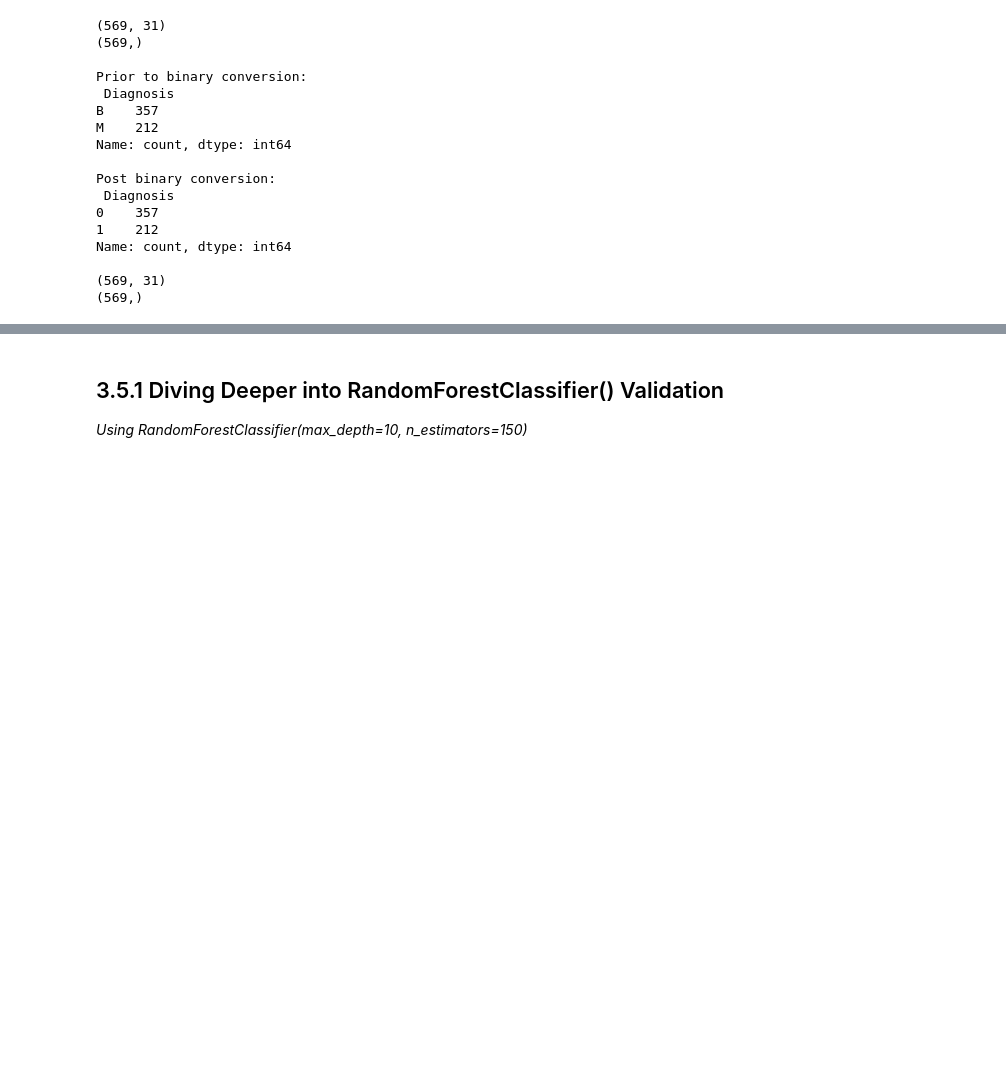
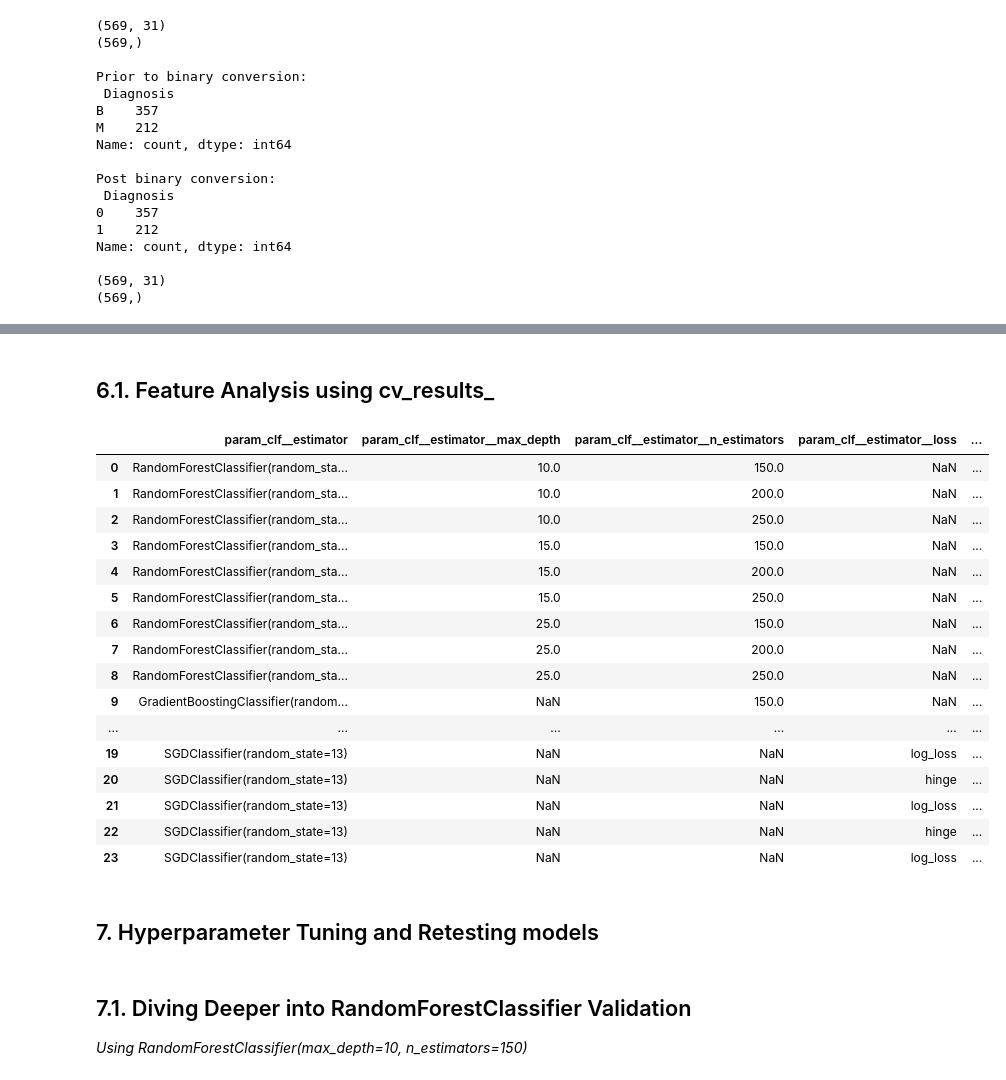
Before and after one commit to nhansen24/UCI_BreastCancer, a Jupyter notebook: notebook.ipynb, the cells around one changed output, grey strips where cells are left out. Cells and saved outputs as stored; diff of their text form; code cells hidden in the pictures; blank space fills up the shorter version.

Commit message:
Added project details to README.md and Added RandomizedSearchCV to Jupyter Notebook

```diff
--- a/notebook.ipynb
+++ b/notebook.ipynb
@@ -139,8 +148,5 @@ class ClfSwitch(BaseEstimator):
 # %%
 scaler = StandardScaler()
-
-## All features are numeric
-# print(X_train.nunique())
 
 preprocessor = ColumnTransformer([
     ('scaler', scaler, X_train.columns)
@@ -154,18 +160,15 @@ pipeline = Pipeline([
 search_space = [
     {'clf__estimator': [RandomForestClassifier(random_state=13)],
      'clf__estimator__max_depth':[10,15,25],
-#     'clf__estimator__n_estimators':[150,200,250],
+     'clf__estimator__n_estimators':[150,200,250],
      },
-#    {'clf__estimator': [GradientBoostingClassifier(random_state=13)],
-#     'clf__estimator__learning_rate':[0.001,0.01,0.1,0.5],
-#     'clf__estimator__n_estimators':[150,200,250],
-#     },
+    {'clf__estimator': [GradientBoostingClassifier(random_state=13)],
+     'clf__estimator__learning_rate':[0.001,0.01,0.1],
+     'clf__estimator__n_estimators':[150,200,250],
+     },
     {'clf__estimator': [SGDClassifier(random_state=13)],
      'clf__estimator__loss': ['hinge','log_loss'],
-     'clf__estimator__alpha': [0.01],
+     'clf__estimator__alpha': [0.001,0.005,0.01],
      'clf__estimator__penalty': ['l2']
      }
 ]
-
-gs = GridSearchCV(estimator=pipeline, param_grid=search_space, cv=5, error_score='raise')
-gs.fit(X_train, y_train)
@@ -233,0 +208,40 @@ SGDClassifier(alpha=0.01, random_state=13)
+# %% [markdown]
+## 6.1. Feature Analysis using cv_results_
+# %%
+# Used .cv_results_ to create a dataframe of the results:
+cv_df = pd.DataFrame(gs.cv_results_)
+
+columns_interest = [
+    'param_clf__estimator',
+    'param_clf__estimator__max_depth',
+    'param_clf__estimator__n_estimators',
+    'param_clf__estimator__loss',
+    'param_clf__estimator__penalty',
+    'param_clf__estimator__alpha',
+    'mean_test_score',
+    'std_test_score',
+    'rank_test_score']
+
+cv_df_results = cv_df[columns_interest].round(3)
+
+cv_df_results
+# %% [output]
+|  | param_clf__estimator | param_clf__estimator__max_depth | param_clf__estimator__n_estimators | param_clf__estimator__loss | ... |
+| 0 | RandomForestClassifier(random_sta... | 10.0 | 150.0 | NaN | ... |
+| 1 | RandomForestClassifier(random_sta... | 10.0 | 200.0 | NaN | ... |
+| 2 | RandomForestClassifier(random_sta... | 10.0 | 250.0 | NaN | ... |
+| 3 | RandomForestClassifier(random_sta... | 15.0 | 150.0 | NaN | ... |
+| 4 | RandomForestClassifier(random_sta... | 15.0 | 200.0 | NaN | ... |
+| 5 | RandomForestClassifier(random_sta... | 15.0 | 250.0 | NaN | ... |
+| 6 | RandomForestClassifier(random_sta... | 25.0 | 150.0 | NaN | ... |
+| 7 | RandomForestClassifier(random_sta... | 25.0 | 200.0 | NaN | ... |
+| 8 | RandomForestClassifier(random_sta... | 25.0 | 250.0 | NaN | ... |
+| 9 | GradientBoostingClassifier(random... | NaN | 150.0 | NaN | ... |
+| ... | ... | ... | ... | ... | ... |
+| 19 | SGDClassifier(random_state=13) | NaN | NaN | log_loss | ... |
+| 20 | SGDClassifier(random_state=13) | NaN | NaN | hinge | ... |
+| 21 | SGDClassifier(random_state=13) | NaN | NaN | log_loss | ... |
+| 22 | SGDClassifier(random_state=13) | NaN | NaN | hinge | ... |
+| 23 | SGDClassifier(random_state=13) | NaN | NaN | log_loss | ... |
+# %% [markdown]
+## 7. Hyperparameter Tuning and Retesting models
@@ -234,5 +250,5 @@ SGDClassifier(alpha=0.01, random_state=13)
 # %% [markdown]
-## 3.5.1 Diving Deeper into RandomForestClassifier() Validation
+## 7.1. Diving Deeper into RandomForestClassifier Validation
 *Using RandomForestClassifier(max_depth=10, n_estimators=150)*
 # %%
 # Modifying best rfc() to validate scores across dataset.
```
Also changed, not shown: parts of 18 cells of this notebook, 2 other files.
